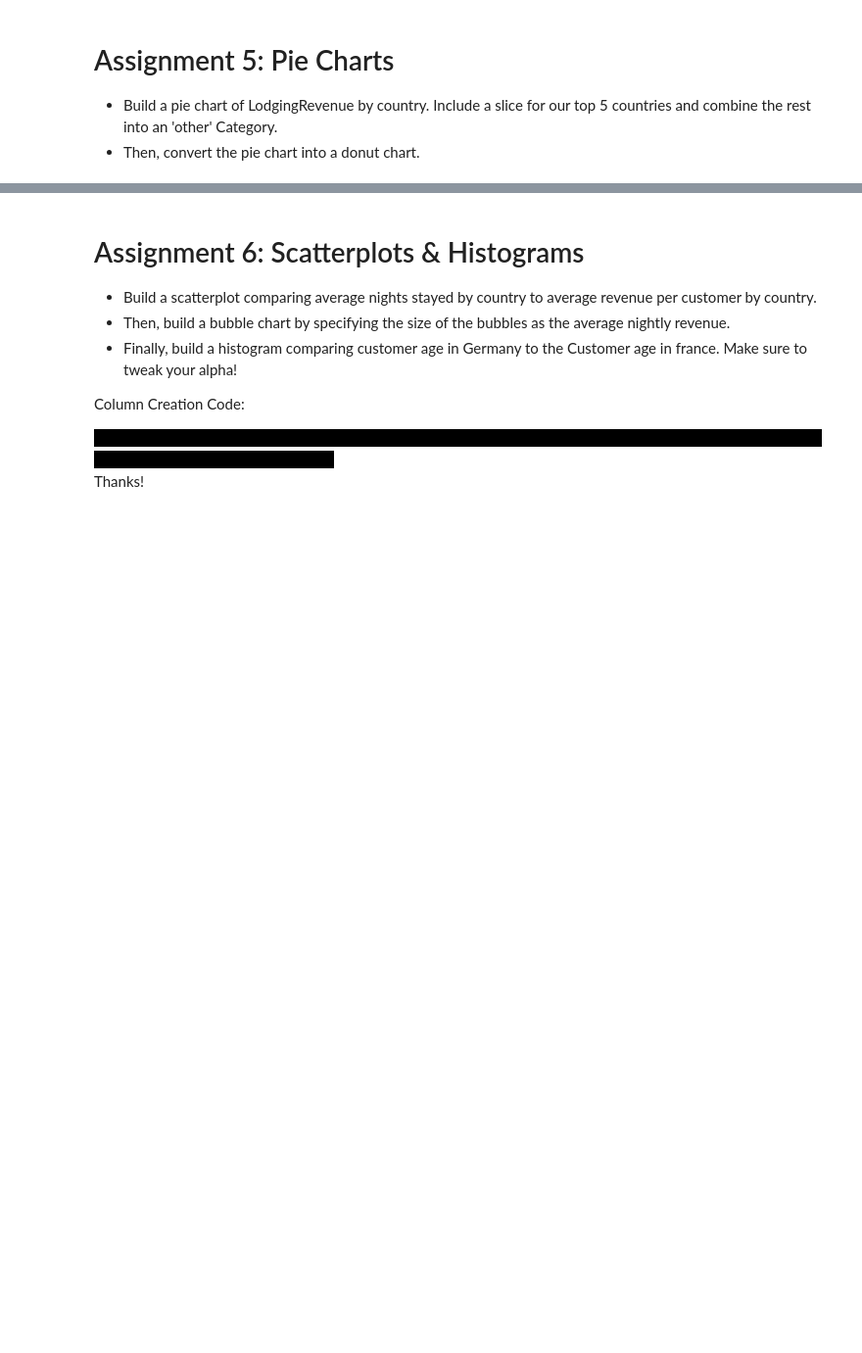
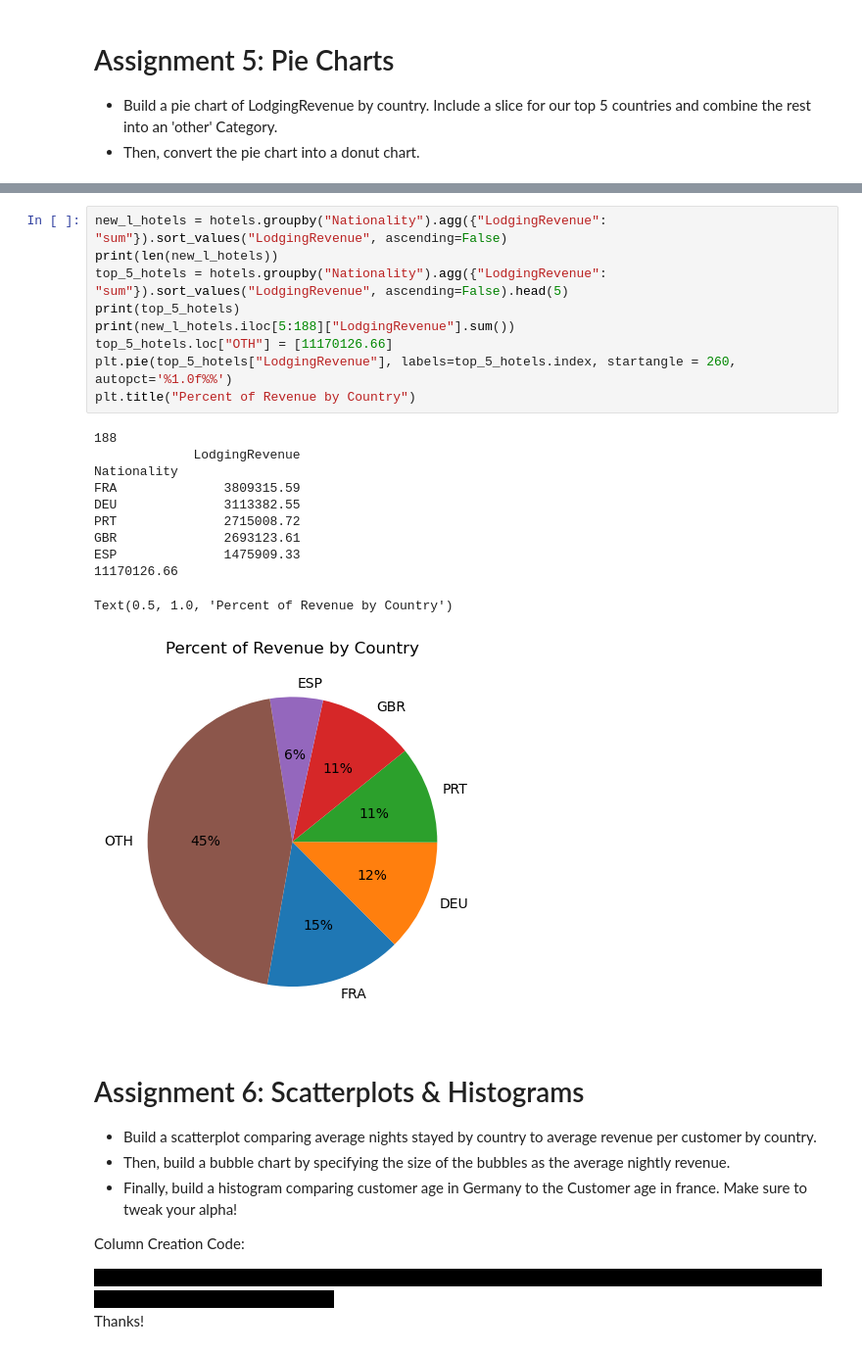
Before and after one commit to jimmy2156/Data-Visualation-with-Matplotlib---Seaborn, a Jupyter notebook: Course Assignment Notebooks/section02_assignments.ipynb, the cells around one changed output, grey strips where cells are left out. Shown at 98% size. Drawn from its saved outputs; the diff is of its cells as text; blank space fills up the shorter version.

```diff
--- a/Course Assignment Notebooks/section02_assignments.ipynb
+++ b/Course Assignment Notebooks/section02_assignments.ipynb
@@ -228,3 +266,24 @@ country_rev
+# %%
+new_l_hotels = hotels.groupby("Nationality").agg({"LodgingRevenue": "sum"}).sort_values("LodgingRevenue", ascending=False)
+print(len(new_l_hotels))
+top_5_hotels = hotels.groupby("Nationality").agg({"LodgingRevenue": "sum"}).sort_values("LodgingRevenue", ascending=False).head(5)
+print(top_5_hotels)
+print(new_l_hotels.iloc[5:188]["LodgingRevenue"].sum())
+top_5_hotels.loc["OTH"] = [11170126.66]
+plt.pie(top_5_hotels["LodgingRevenue"], labels=top_5_hotels.index, startangle = 260, autopct='%1.0f%%')
+plt.title("Percent of Revenue by Country")
+# %% [output]
+188
+             LodgingRevenue
+Nationality
+FRA              3809315.59
+DEU              3113382.55
+PRT              2715008.72
+GBR              2693123.61
+ESP              1475909.33
+11170126.66
+Text(0.5, 1.0, 'Percent of Revenue by Country')
+[figure, added]
 # %% [markdown]
 # Assignment 6: Scatterplots & Histograms
 
```
Also changed, not shown: parts of 5 cells of this notebook.
